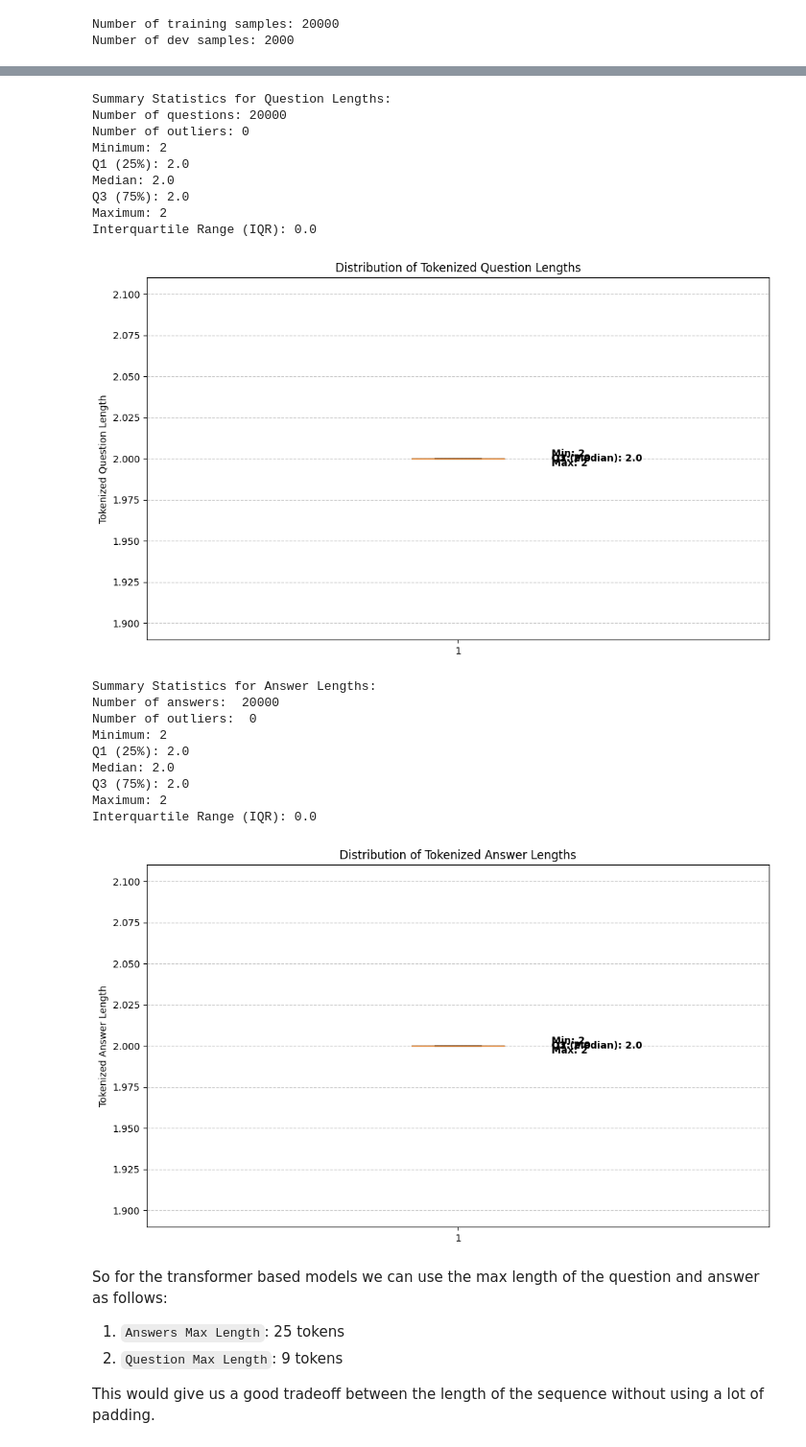
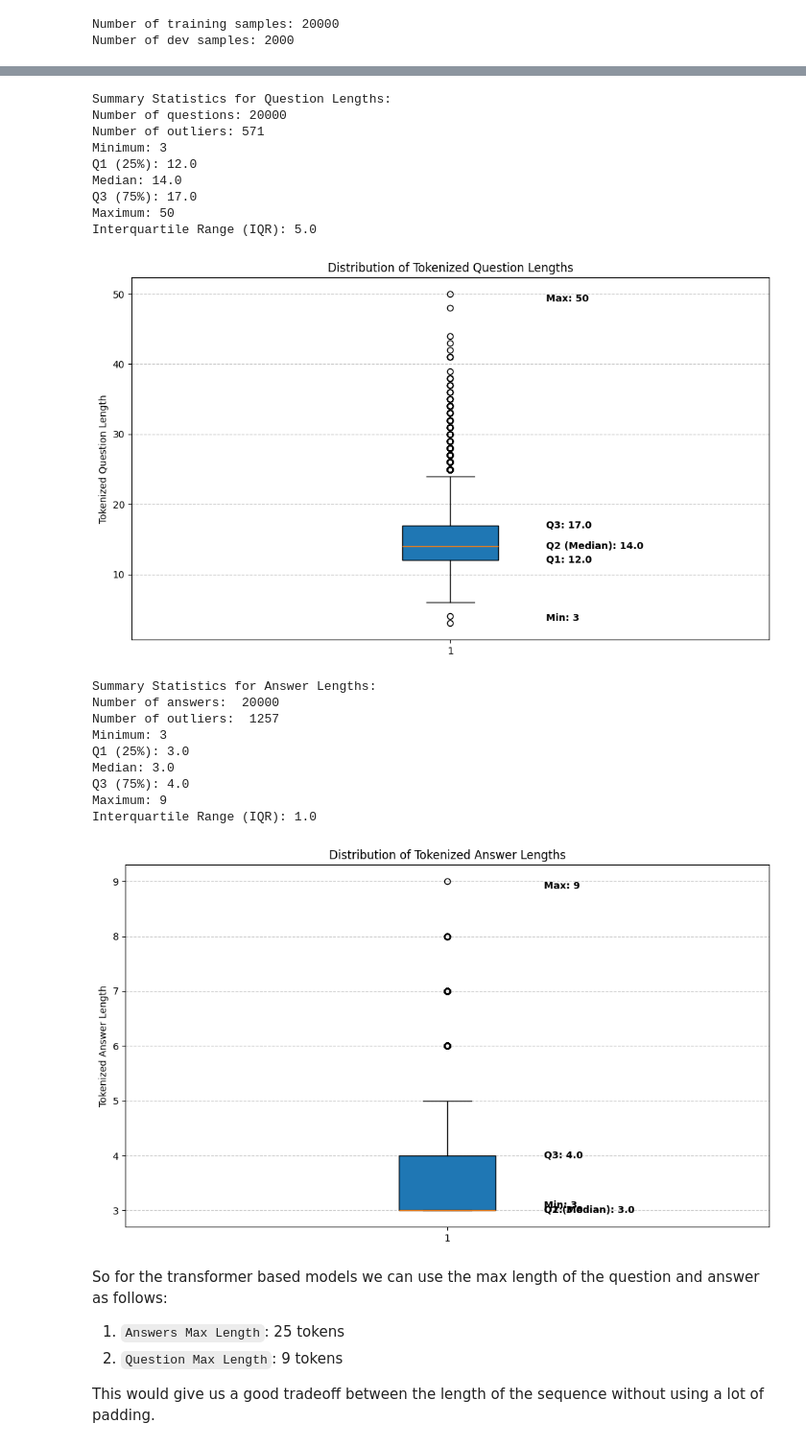
Before and after one commit to OMAR-AHMED-SAAD/NLP_PROJECT_111, a Jupyter notebook: m2_notebook.ipynb, the cells around one changed output, grey strips where cells are left out. Shown: that part at 96% size. Cells and saved outputs as stored; diff of their text form; code cells hidden in the pictures.

Commit message:
fix: fix visualization errors - After making the encode method return a tuple of the encoded data and  attention mask, we needed to change some code accordingly to make the visualization work again.

```diff
--- a/m2_notebook.ipynb
+++ b/m2_notebook.ipynb
@@ -134,7 +134,7 @@ def load_and_process_squad(filepath, max_samples=20000):
     return data
 
 # Load and process the SQuAD dataset
-train_dataset = load_and_process_squad("data/m2_train.json", max_samples=-1)
+train_dataset = load_and_process_squad("data/m2_train.json", max_samples=20000)
 dev_samples = load_and_process_squad("data/m2_dev.json", max_samples=2000)
 
 print("Number of QA pairs in train data:", len(train_dataset))
@@ -237,3 +237,6 @@ print("Number of dev samples:", len(dev_dataset))
 # %% [output]
 Number of training samples: 20000
 Number of dev samples: 2000
+# %%
+# Create the tokenizer
+tokenizer = BPETokenizer(max_length=-1)
@@ -266,6 +271,6 @@ Max answer length: 2
 # %%
 # Visualizing the distribution of tokenized question lengths
-question_lengths = [len(tokenizer.encode(sample["question"])) for sample in train_dataset]
+question_lengths = [len(tokenizer.encode(sample["question"])[0]) for sample in train_dataset]
 plt.figure(figsize=(10, 6))
 boxplot = plt.boxplot(question_lengths, vert=True, patch_artist=True)
 plt.title("Distribution of Tokenized Question Lengths")
@@ -303,17 +308,17 @@ plt.show()
 # %% [output]
 Summary Statistics for Question Lengths:
 Number of questions: 20000
-Number of outliers: 0
-Minimum: 2
-Q1 (25%): 2.0
-Median: 2.0
-Q3 (75%): 2.0
-Maximum: 2
-Interquartile Range (IQR): 0.0
+Number of outliers: 571
+Minimum: 3
+Q1 (25%): 12.0
+Median: 14.0
+Q3 (75%): 17.0
+Maximum: 50
+Interquartile Range (IQR): 5.0
-[figure, old version]
+[figure, new version]
 # %%
 # Visualizing the distribution of tokenized answer lengths
-answer_lengths = [len(tokenizer.encode(sample["answer"])) for sample in train_dataset]
+answer_lengths = [len(tokenizer.encode(sample["answer"])[0]) for sample in train_dataset]
 
 plt.figure(figsize=(10, 6))
 boxplot = plt.boxplot(answer_lengths, vert=True, patch_artist=True)
@@ -323,41 +328,41 @@ plt.ylabel("Tokenized Answer Length")
 quartiles = np.percentile(answer_lengths, [25, 50, 75])
 min_val = np.min(answer_lengths)
 max_val = np.max(answer_lengths)
 
 print(f"Summary Statistics for Answer Lengths:")
 print("Number of answers: ", len(answer_lengths))
 print("Number of outliers: ", len([x for x in answer_lengths if x > quartiles[2] + 1.5 * (quartiles[2] - quartiles[0])]) + len([x for x in answer_lengths if x < quartiles[0] - 1.5 * (quartiles[2] - quartiles[0])]))
 print(f"Minimum: {min_val}")
 print(f"Q1 (25%): {quartiles[0]:.1f}")
 print(f"Median: {quartiles[1]:.1f}")
 print(f"Q3 (75%): {quartiles[2]:.1f}")
 print(f"Maximum: {max_val}")
 print(f"Interquartile Range (IQR): {quartiles[2] - quartiles[0]:.1f}")
 
 plt.text(1.15, quartiles[0], f'Q1: {quartiles[0]:.1f}',
             verticalalignment='center', fontweight='bold')
 plt.text(1.15, quartiles[1], f'Q2 (Median): {quartiles[1]:.1f}',
             verticalalignment='center', fontweight='bold')
 plt.text(1.15, quartiles[2], f'Q3: {quartiles[2]:.1f}',
             verticalalignment='center', fontweight='bold')
 plt.text(1.15, min_val, f'Min: {min_val}',
             verticalalignment='bottom', fontweight='bold')
 plt.text(1.15, max_val, f'Max: {max_val}',
             verticalalignment='top', fontweight='bold')
 plt.grid(True, axis='y', linestyle='--', alpha=0.7)
 plt.tight_layout()
 plt.show()
 # %% [output]
 Summary Statistics for Answer Lengths:
 Number of answers:  20000
-Number of outliers:  0
-Minimum: 2
-Q1 (25%): 2.0
-Median: 2.0
-Q3 (75%): 2.0
-Maximum: 2
-Interquartile Range (IQR): 0.0
+Number of outliers:  1257
+Minimum: 3
+Q1 (25%): 3.0
+Median: 3.0
+Q3 (75%): 4.0
+Maximum: 9
+Interquartile Range (IQR): 1.0
-[figure, old version]
+[figure, new version]
 # %% [markdown]
 So for the transformer based models we can use the max length of the question and answer as follows:
 1. `Answers Max Length`: 25 tokens
```
Also changed, not shown: parts of 6 cells of this notebook, 1 other file.
